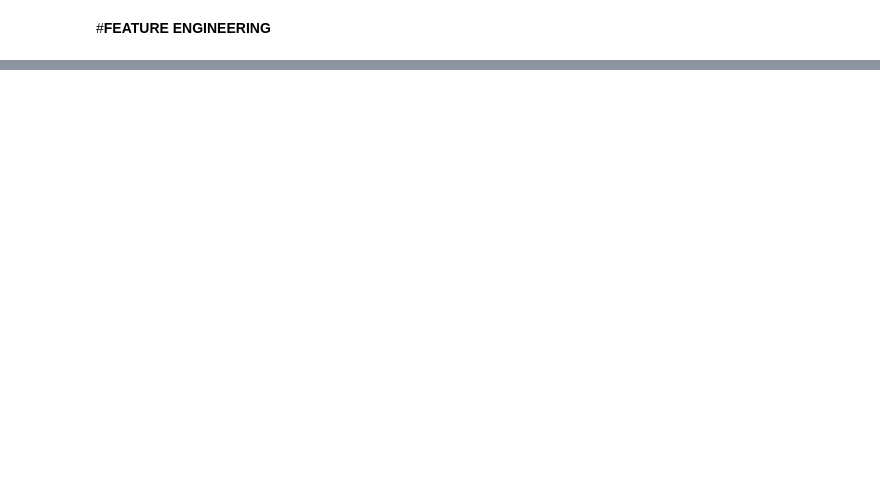
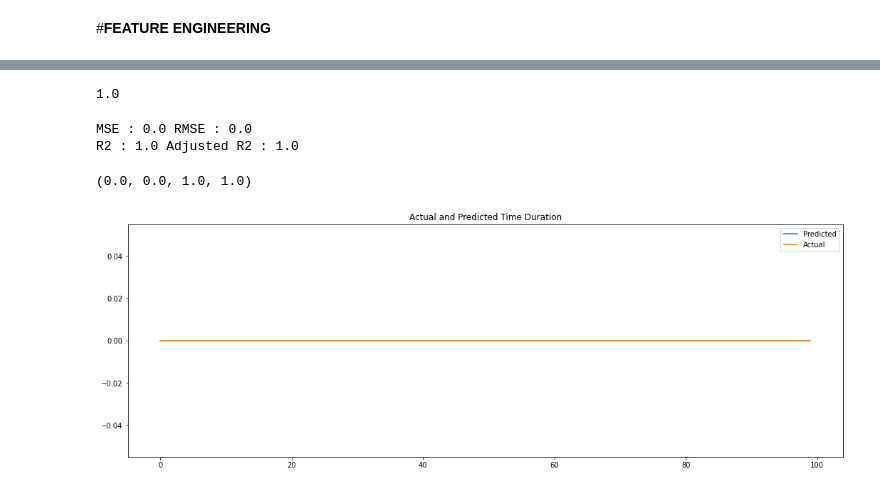
Before and after one commit to Gauravmehra1/NYCTaxiData.csv, a Jupyter notebook: Copy_of_Copy_of_NYC_Taxi_Trip_Time_Prediction_Capstone_Project.ipynb, the cells around one changed output, grey strips where cells are left out. Drawn from its saved outputs; the diff is of its cells as text; code cells hidden in the pictures; blank space fills up the shorter version.

```diff
--- a/Copy_of_Copy_of_NYC_Taxi_Trip_Time_Prediction_Capstone_Project.ipynb
+++ b/Copy_of_Copy_of_NYC_Taxi_Trip_Time_Prediction_Capstone_Project.ipynb
@@ -879,8 +862,8 @@ def EvaluationMetric(Xt,yt,yp,disp="on"):
   ''' Take the different set of parameter and prints evaluation metrics '''
   MSE=round(mean_squared_error(y_true=yt,y_pred=yp),4)
   RMSE=(np.sqrt(MSE))
-  R2=(r2_score(y_true=yt,y_pred=yp))
-  Adjusted_R2=(1-(1-r2_score(yt, yp))*((Xt.shape[0]-1)/(Xt.shape[0]-Xt.shape[1]-1)))
+  R2=(r2(y_true=yt,y_pred=yp))
+  Adjusted_R2=(1-(1-r2(yt, yp))*((Xt.shape[0]-1)/(Xt.shape[0]-Xt.shape[1]-1)))
   if disp=="on":
     print("MSE :",MSE,"RMSE :", RMSE)
     print("R2 :",R2,"Adjusted R2 :",Adjusted_R2)
@@ -902,0 +884,6 @@ ValueError: ignored
+# %%
+reg.score(X_train, y_train)
+# %% [output]
+1.0
+# %%
+y_pred_train = reg.predict(X_train)
@@ -902,0 +892,8 @@ ValueError: ignored
+# %%
+#Evaluation metrics for Train set
+EvaluationMetric(X_train,y_train,y_pred_train)
+# %% [output]
+MSE : 0.0 RMSE : 0.0
+R2 : 1.0 Adjusted R2 : 1.0
+(0.0, 0.0, 1.0, 1.0)
+[figure, added]
```
Also changed, not shown: parts of 34 cells of this notebook.
